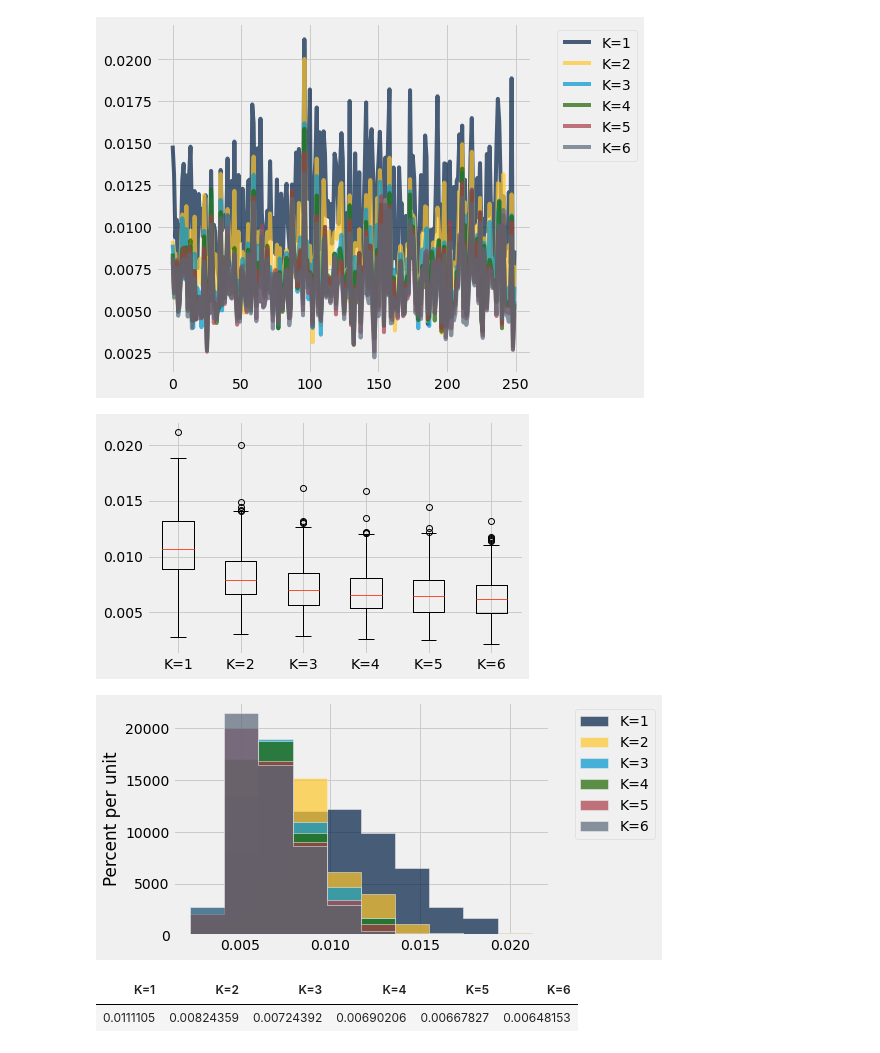
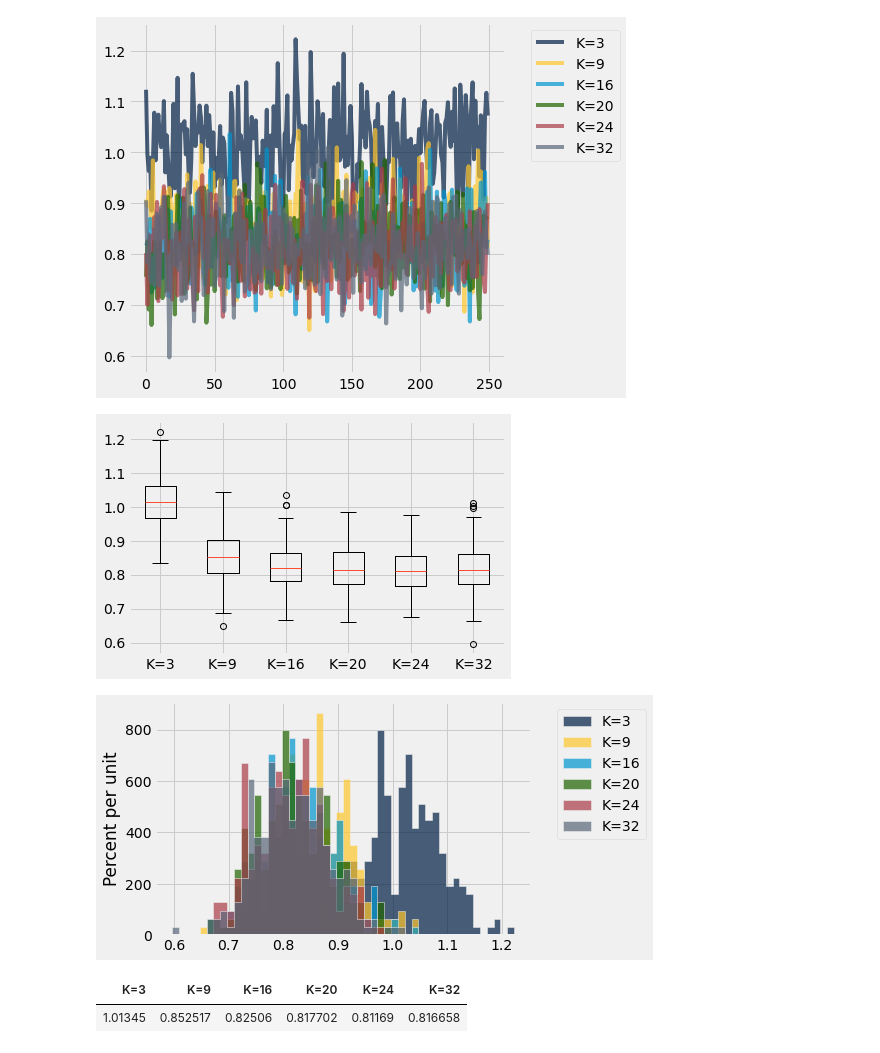
Before and after one commit to stephrb/COMP-562H-Project, a Jupyter notebook: housing-analysis.ipynb, the cells around one changed output. Drawn from its saved outputs; the diff is of its cells as text; code cells hidden in the pictures.

Commit message:
fixed simulate function

```diff
--- a/housing-analysis.ipynb
+++ b/housing-analysis.ipynb
@@ -106,32 +106,32 @@ plt.show()
 # %%
 trials=250
 choose_best_k = pd.DataFrame([
-              simulate(KNNImputer(missing_values=np.nan, n_neighbors=1), housing_arr, trials),
-              simulate(KNNImputer(missing_values=np.nan, n_neighbors=2), housing_arr, trials),
-              simulate(KNNImputer(missing_values=np.nan, n_neighbors=3), housing_arr, trials),
-              simulate(KNNImputer(missing_values=np.nan, n_neighbors=4), housing_arr, trials),
-              simulate(KNNImputer(missing_values=np.nan, n_neighbors=5), housing_arr, trials),
-              simulate(KNNImputer(missing_values=np.nan, n_neighbors=6), housing_arr, trials),
+              simulate(KNNImputer(missing_values=np.nan, n_neighbors=3), housing_arr, trials,remove_random_features_row_independent, .1),
+              simulate(KNNImputer(missing_values=np.nan, n_neighbors=9), housing_arr, trials,remove_random_features_row_independent, .1),
+              simulate(KNNImputer(missing_values=np.nan, n_neighbors=16), housing_arr, trials,remove_random_features_row_independent, .1),
+              simulate(KNNImputer(missing_values=np.nan, n_neighbors=20), housing_arr, trials,remove_random_features_row_independent, .1),
+              simulate(KNNImputer(missing_values=np.nan, n_neighbors=24), housing_arr, trials,remove_random_features_row_independent, .1),
+              simulate(KNNImputer(missing_values=np.nan, n_neighbors=32), housing_arr, trials,remove_random_features_row_independent, .1),
              ]).T
-choose_best_k.columns = ['K=1', 'K=2', 'K=3', 'K=4', 'K=5', 'K=6']
+choose_best_k.columns = ['K=3', 'K=9', 'K=16', 'K=20', 'K=24', 'K=32']
 # %%
 k_table = Table.from_df(choose_best_k)
 k_table.plot()
 # %% [output]
-[figure, old version]
+[figure, new version]
 # %%
 k_table.boxplot()
 # %% [output]
-[figure, old version]
+[figure, new version]
 # %%
-k_table.hist(bins=10)
+k_table.hist(bins=50)
 # %% [output]
-[figure, old version]
+[figure, new version]
 # %%
 k_table.mean()
 # %% [output]
-| K=1 | K=2 | K=3 | K=4 | K=5 | K=6 |
-| 0.0111105 | 0.00824359 | 0.00724392 | 0.00690206 | 0.00667827 | 0.00648153 |
+| K=3 | K=9 | K=16 | K=20 | K=24 | K=32 |
+| 1.01345 | 0.852517 | 0.82506 | 0.817702 | 0.81169 | 0.816658 |
 # %%
 k_table.boxplot()
 # %% [output]
```
Also changed, not shown: parts of 12 cells of this notebook, 2 other files.
